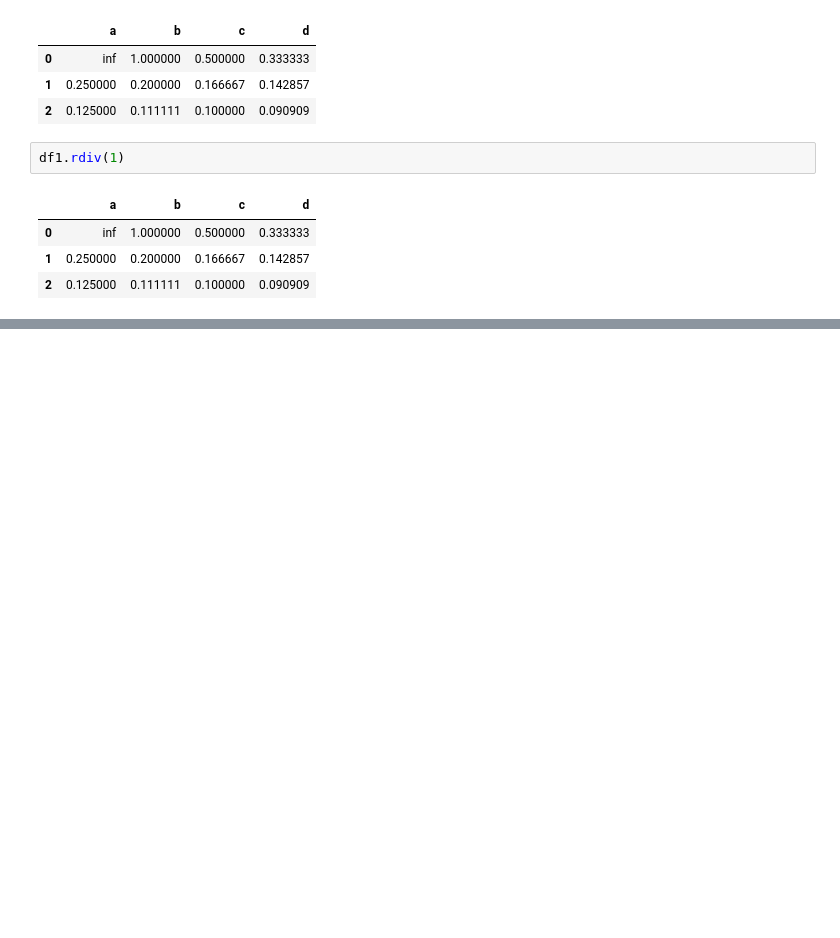
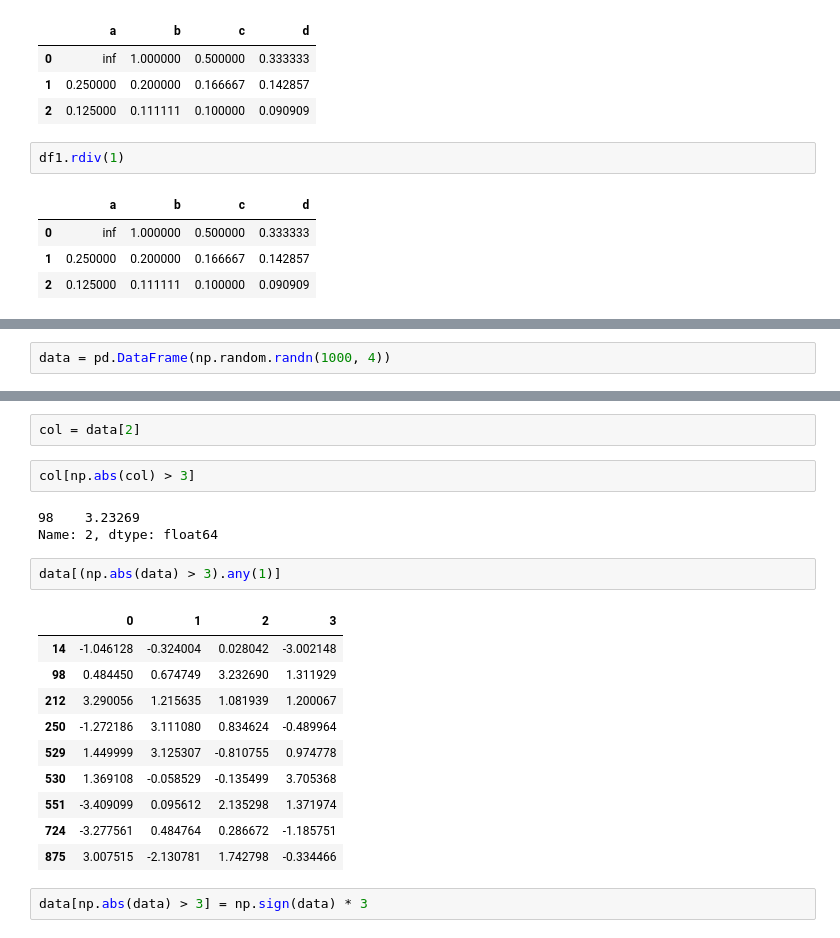
Before and after one commit to alinaqvii/Data-Scientist, a Jupyter notebook: Pandas.ipynb, the cells around one changed output, grey strips where cells are left out. Saved outputs shown, nothing was run; the diff lists cells and outputs as text; blank space fills up the shorter version.

Commit message:
Chapter 7 Data Analytics

```diff
--- a/Pandas.ipynb
+++ b/Pandas.ipynb
@@ -730,0 +1180,2 @@ df1.rdiv(1)
+# %%
+data = pd.DataFrame(np.random.randn(1000, 4))
@@ -730,0 +1194,22 @@ df1.rdiv(1)
+# %%
+col = data[2]
+# %%
+col[np.abs(col) > 3]
+# %% [output]
+98    3.23269
+Name: 2, dtype: float64
+# %%
+data[(np.abs(data) > 3).any(1)]
+# %% [output]
+|  | 0 | 1 | 2 | 3 |
+| 14 | -1.046128 | -0.324004 | 0.028042 | -3.002148 |
+| 98 | 0.484450 | 0.674749 | 3.232690 | 1.311929 |
+| 212 | 3.290056 | 1.215635 | 1.081939 | 1.200067 |
+| 250 | -1.272186 | 3.111080 | 0.834624 | -0.489964 |
+| 529 | 1.449999 | 3.125307 | -0.810755 | 0.974778 |
+| 530 | 1.369108 | -0.058529 | -0.135499 | 3.705368 |
+| 551 | -3.409099 | 0.095612 | 2.135298 | 1.371974 |
+| 724 | -3.277561 | 0.484764 | 0.286672 | -1.185751 |
+| 875 | 3.007515 | -2.130781 | 1.742798 | -0.334466 |
+# %%
+data[np.abs(data) > 3] = np.sign(data) * 3
```
Also changed, not shown: parts of 123 cells of this notebook.
